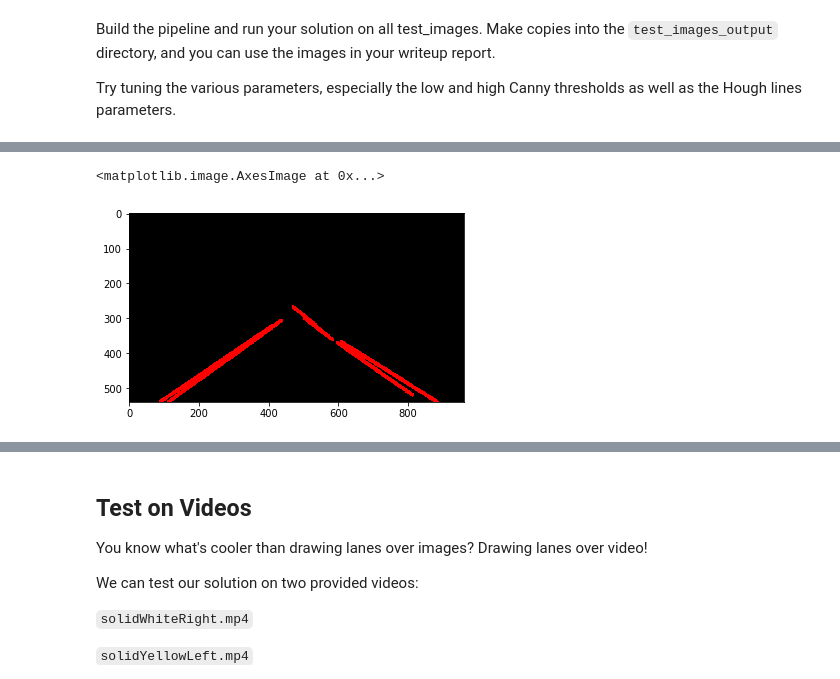
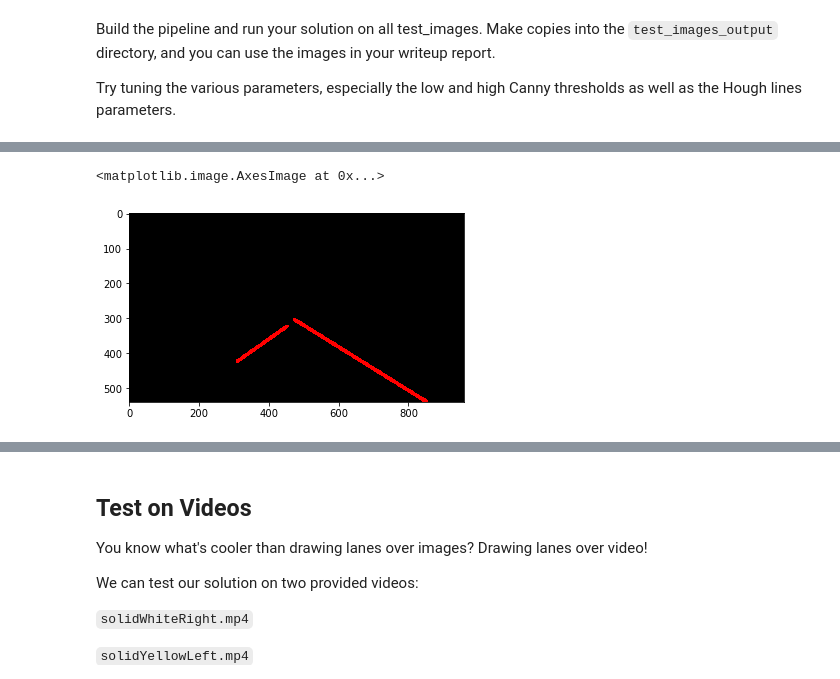
Before and after one commit to luteresa/udacity-project, a Jupyter notebook: step1/P1_CarND-LaneLines/P1.ipynb, the cells around one changed output, grey strips where cells are left out. Drawn from its saved outputs; the diff is of its cells as text; code cells hidden in the pictures.

```diff
--- a/step1/P1_CarND-LaneLines/P1.ipynb
+++ b/step1/P1_CarND-LaneLines/P1.ipynb
@@ -142,9 +218,16 @@ def draw_lines(img, lines, color=[255, 0, 0], thickness=2):
     If you want to make the lines semi-transparent, think about combining
     this function with the weighted_img() function below
     """
-    for line in lines:
-        for x1,y1,x2,y2 in line:
-            cv2.line(img, (x1, y1), (x2, y2), color, thickness)
+    #print("draw lines type:",type(lines),lines.shape,lines)
+    lens_classify = lines_classify(lines)
+    #print("-----lens_classify",lens_classify)
+    lines_new = connet_lines(lens_classify)
+   # print("----line_news",lines_new)
+    for line in lines_new:
+        #print(line)
+        x1,y1,x2,y2 = line
+        #for x1,y1,x2,y2 in line:
+        cv2.line(img, (x1, y1), (x2, y2), color, thickness)
 
 def hough_lines(img, rho, theta, threshold, min_line_len, max_line_gap):
     """
@@ -195,7 +278,7 @@ Build the pipeline and run your solution on all test_images. Make copies into th
 
 Try tuning the various parameters, especially the low and high Canny thresholds as well as the Hough lines parameters.
 # %%
-image_src = mpimg.imread("test_images/exit-ramp.jpg")
+image_src = mpimg.imread("test_images/solidWhiteRight.jpg")
 #step1: convert rgb to gray
 gray_scale = grayscale(image_src)
 plt.imshow(gray_scale, cmap='gray')
@@ -226,7 +309,7 @@ plt.imshow(edges, cmap='Greys_r')
 # This time we are defining a four sided polygon to mask
 imshape = blur_gray.shape
 
-vertices = np.array([[(80,imshape[0]),(480, 260),(500, 260), (900,imshape[0])]], dtype=np.int32)
+vertices = np.array([[(80,imshape[0]),(480, 300),(500, 300), (900,imshape[0])]], dtype=np.int32)
 masked_edges = region_of_interest(edges,vertices)
 plt.imshow(masked_edges, cmap='Greys_r')
 # %% [output]
@@ -235,17 +318,17 @@ plt.imshow(masked_edges, cmap='Greys_r')
 # %%
 #step5:
 rho = 1
 theta = np.pi/180
-threshold = 5
-min_line_len =60
+threshold =5
+min_line_len =20
 max_line_gap = 10
 line_image = np.copy(image_src)*0 # creating a blank to draw lines on
 
 line_image = hough_lines(masked_edges, rho, theta, threshold, min_line_len, max_line_gap)
 plt.imshow(line_image)
 # %% [output]
 <matplotlib.image.AxesImage at 0x...>
-[figure, old version]
+[figure, new version]
 # %%
 #step6: draw lines
 # Create a "color" binary image to combine with line image
```
Also changed, not shown: parts of 14 cells of this notebook, 13 other files.
